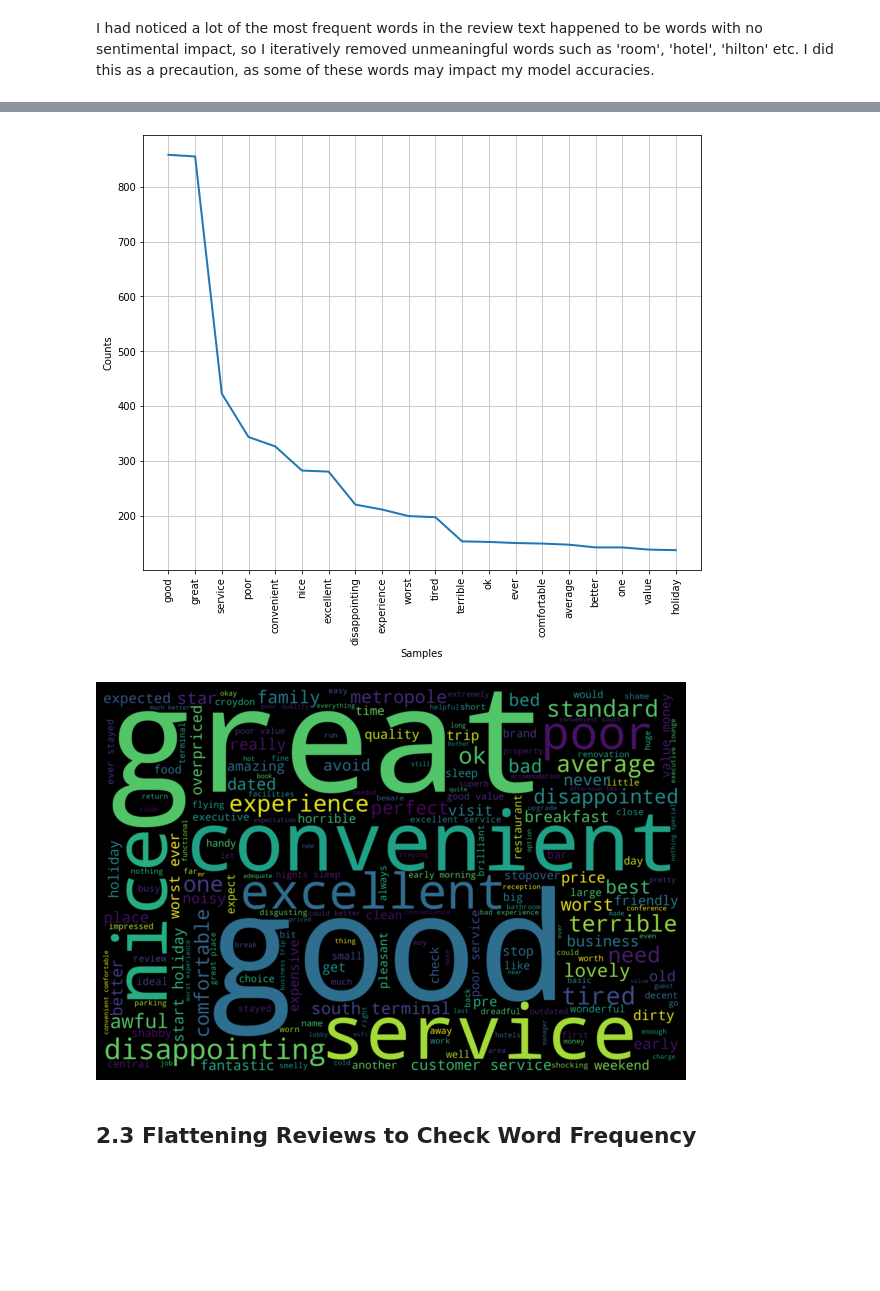
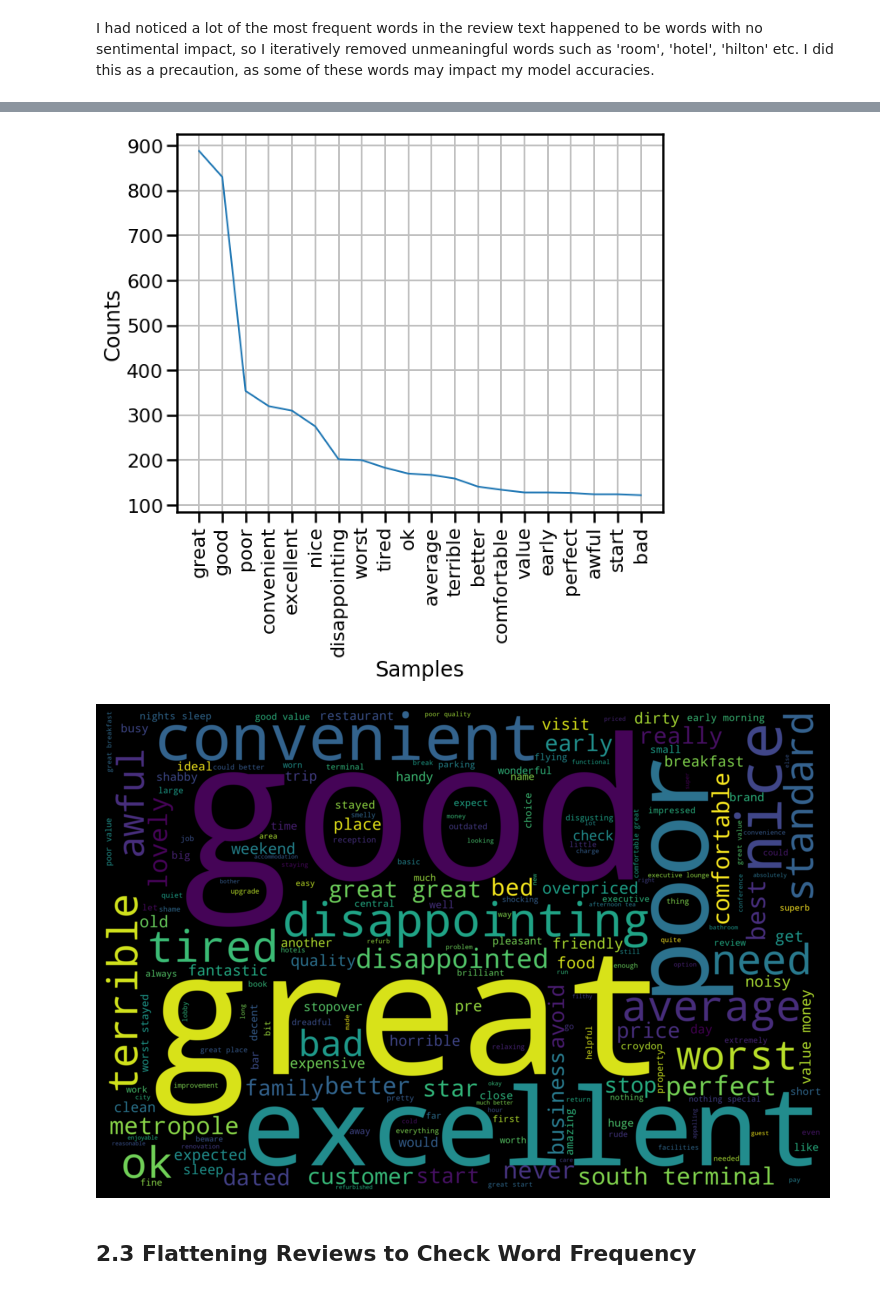
Before and after one commit to awesomeahi95/Hotel_Review_NLP, a Jupyter notebook: 2.Further_EDA_and_Preprocessing.ipynb, the cells around one changed output, grey strips where cells are left out. Drawn from its saved outputs; the diff is of its cells as text; code cells hidden in the pictures; blank space fills up the shorter version.

```diff
--- a/2.Further_EDA_and_Preprocessing.ipynb
+++ b/2.Further_EDA_and_Preprocessing.ipynb
@@ -18,6 +19,8 @@ from sklearn.model_selection import train_test_split
 from sklearn.feature_extraction.text import TfidfVectorizer
 
 from wordcloud import WordCloud
+# %%
+sns.set_context('poster')
 # %%
 df = pd.read_csv('2.hotel_reviews_structured.csv')
 # %%
@@ -59,7 +65,7 @@ plt.show()
 # %% [markdown]
 I had noticed a lot of the most frequent words in the review text happened to be words with no sentimental impact, so I iteratively removed unmeaningful words such as 'room', 'hotel', 'hilton' etc. I did this as a precaution, as some of these words may impact my model accuracies.
 # %%
-for word in ['hotel','stay','hilton','location','room']:
+for word in ['hotel','stay','hilton','location','room','service','airport','staff','london','night','flight','overnight','rooms']:
     stop_words.append(word)
 # %%
 flat_list_review_summaries_no_stop_2 =  [word for word in flat_list_review_summaries_no_stop if word not in stop_words]
@@ -72,5 +78,5 @@ plt.show()
 # %%
-for word in ['airport','rooms','staff','london','night','flight','gatwick','overnight']:
+for word in ['experience','gatwick','ever','holiday','one']:
     stop_words.append(word)
 # %%
 flat_list_review_summaries_no_stop_3 =  [word for word in flat_list_review_summaries_no_stop_2 if word not in stop_words]
@@ -79,27 +85,27 @@ plt.figure(figsize=(10,8))
 FreqDist(flat_list_review_summaries_no_stop_3).plot(20)
 plt.show()
 # %% [output]
-[figure, old version]
+[figure, new version]
 # %%
 flat_clean_sum_str = " ".join(flat_list_review_summaries_no_stop_3)
 # %%
 wordcloud = WordCloud(width = 3000,
                       height = 2000,
                       background_color = 'black',
                       stopwords = stop_words)
 
 wordcloud.generate(flat_clean_sum_str)
 
-plt.figure(figsize = (8,8),
+plt.figure(figsize = (10,10),
            facecolor = 'k',
            edgecolor = 'k')
 
 plt.imshow(wordcloud, interpolation = 'bilinear')
 plt.axis('off')
 plt.tight_layout(pad=0)
 plt.show()
 # %% [output]
-[figure, old version]
+[figure, new version]
 # %% [markdown]
 ## 2.3 Flattening Reviews to Check Word Frequency
 # %%
```
Also changed, not shown: parts of 42 cells of this notebook, 32 other files.
